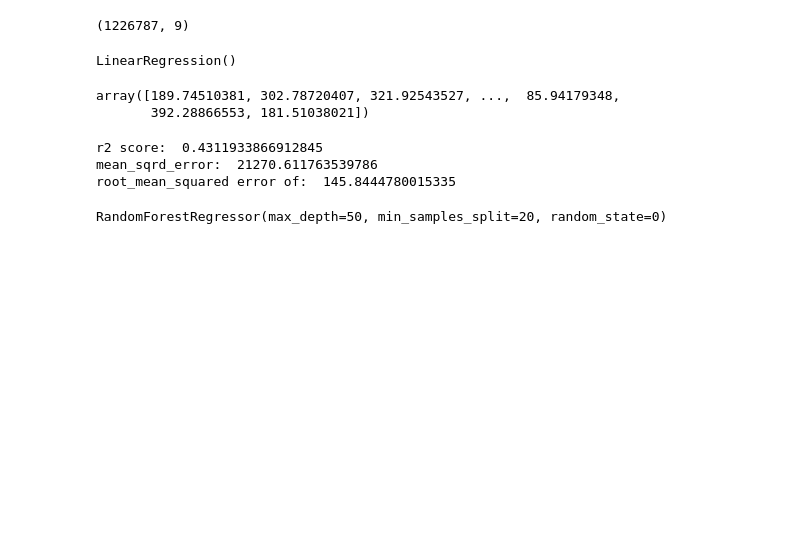
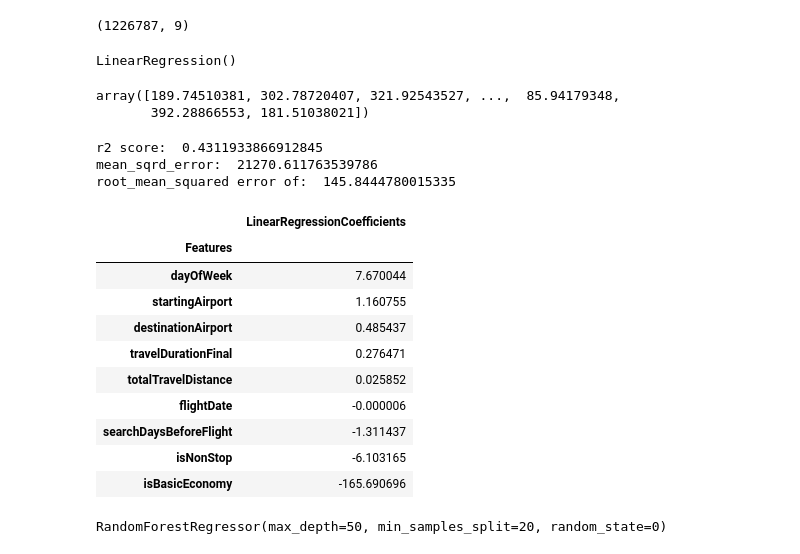
Before and after one commit to TurnerE8/Flight-Price-Predictor, a Jupyter notebook: Machine Learning/Machine_Learning.ipynb, the cells around one changed output. Saved outputs shown, nothing was run; the diff lists cells and outputs as text; code cells hidden in the pictures; blank space fills up the shorter version.

Commit message:
added importances and coefficients

```diff
--- a/Machine Learning/Machine_Learning.ipynb
+++ b/Machine Learning/Machine_Learning.ipynb
@@ -175,6 +173,7 @@ IndentationError: unexpected indent (3520715096.py, line 5)
 # Create our features
 X = df2.copy()
 X = X.drop("totalFare", axis=1)
+features = list(X.columns)
 
 # Create our target
 y = df2["totalFare"]
@@ -209,6 +208,29 @@ print('root_mean_squared error of: ',np.sqrt(mean_squared_error(y_test,y_predict
 r2 score:  0.4311933866912845
 mean_sqrd_error:  21270.611763539786
 root_mean_squared error of:  145.8444780015335
+# %%
+# get linear regfression coefficients
+coef = regr.coef_
+lr_coef_df = pd.DataFrame(features)
+lr_coef_df['LinearRegressionCoefficients'] = coef
+lr_coef_df['Features'] = features
+lr_coef_df = lr_coef_df[['Features','LinearRegressionCoefficients']]
+lr_coef_df = lr_coef_df.set_index('Features')
+# %%
+lr_coef_df = lr_coef_df.sort_values(by=['LinearRegressionCoefficients'], ascending=False)
+lr_coef_df
+# %% [output]
+|  | LinearRegressionCoefficients |
+| Features |  |
+| dayOfWeek | 7.670044 |
+| startingAirport | 1.160755 |
+| destinationAirport | 0.485437 |
+| travelDurationFinal | 0.276471 |
+| totalTravelDistance | 0.025852 |
+| flightDate | -0.000006 |
+| searchDaysBeforeFlight | -1.311437 |
+| isNonStop | -6.103165 |
+| isBasicEconomy | -165.690696 |
 # %%
 #initialize random forest regressor model
 X_train, y_train = make_regression(n_features=9)
```
Also changed, not shown: parts of 8 cells of this notebook, 3 other files.
